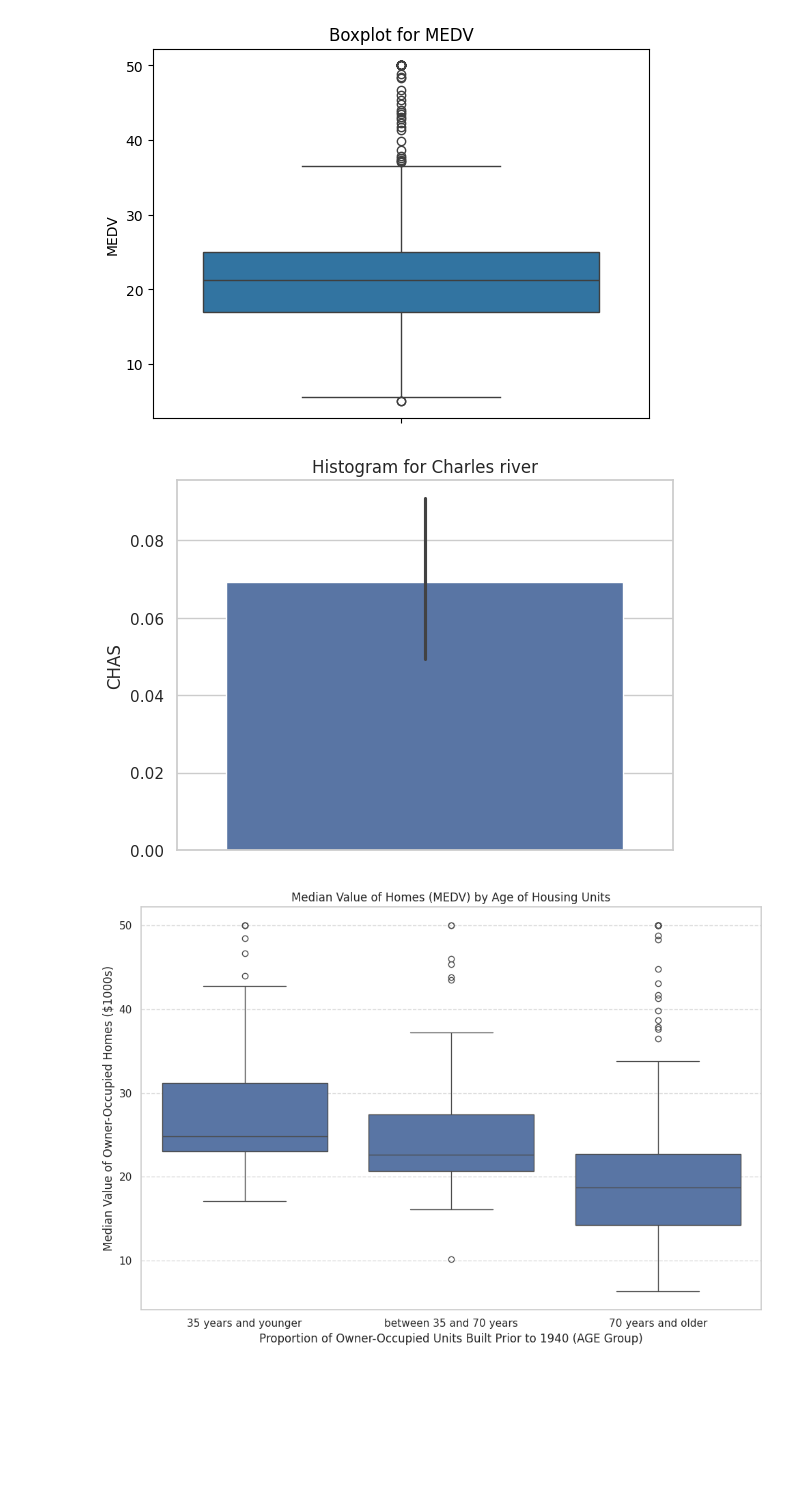
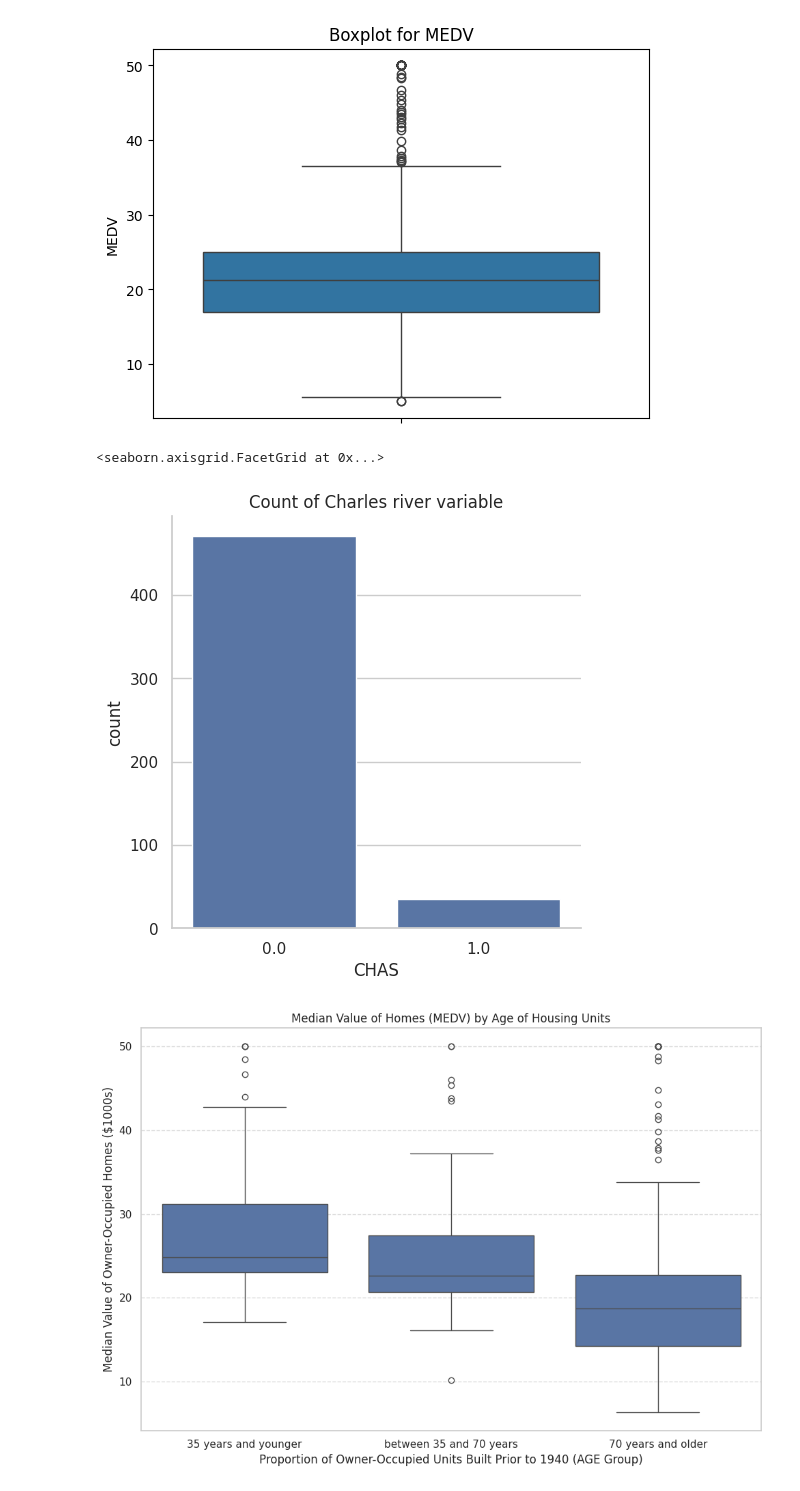
Before and after one commit to goldenjulie/data, a Jupyter notebook: Module_7_Assignment.jupyterlite.ipynb, the cells around one changed output. Drawn from its saved outputs; the diff is of its cells as text; code cells hidden in the pictures; blank space fills up the shorter version.

```diff
--- a/Module_7_Assignment.jupyterlite.ipynb
+++ b/Module_7_Assignment.jupyterlite.ipynb
@@ -63,11 +71,11 @@ pyplot.show()
 [figure]
 # %%
 sns.set(style="whitegrid")
-ax = sns.barplot(y="CHAS", data=boston_df)
-pyplot.title("Histogram for Charles river")
-pyplot.show()
+ax = sns.catplot(x = "CHAS", kind ="count", data = boston_df)
+ax.set(xlabel='CHAS', ylabel='count', title = "Count of Charles river variable")
 # %% [output]
+<seaborn.axisgrid.FacetGrid at 0x...>
-[figure, old version]
+[figure, new version]
 # %%
 # Define the bins for age discretization
 bins = [0, 35, 70, boston_df['AGE'].max()] # 0 to 35, 35 to 70, 70 to max_age
```
Also changed, not shown: parts of 1 cell of this notebook.
